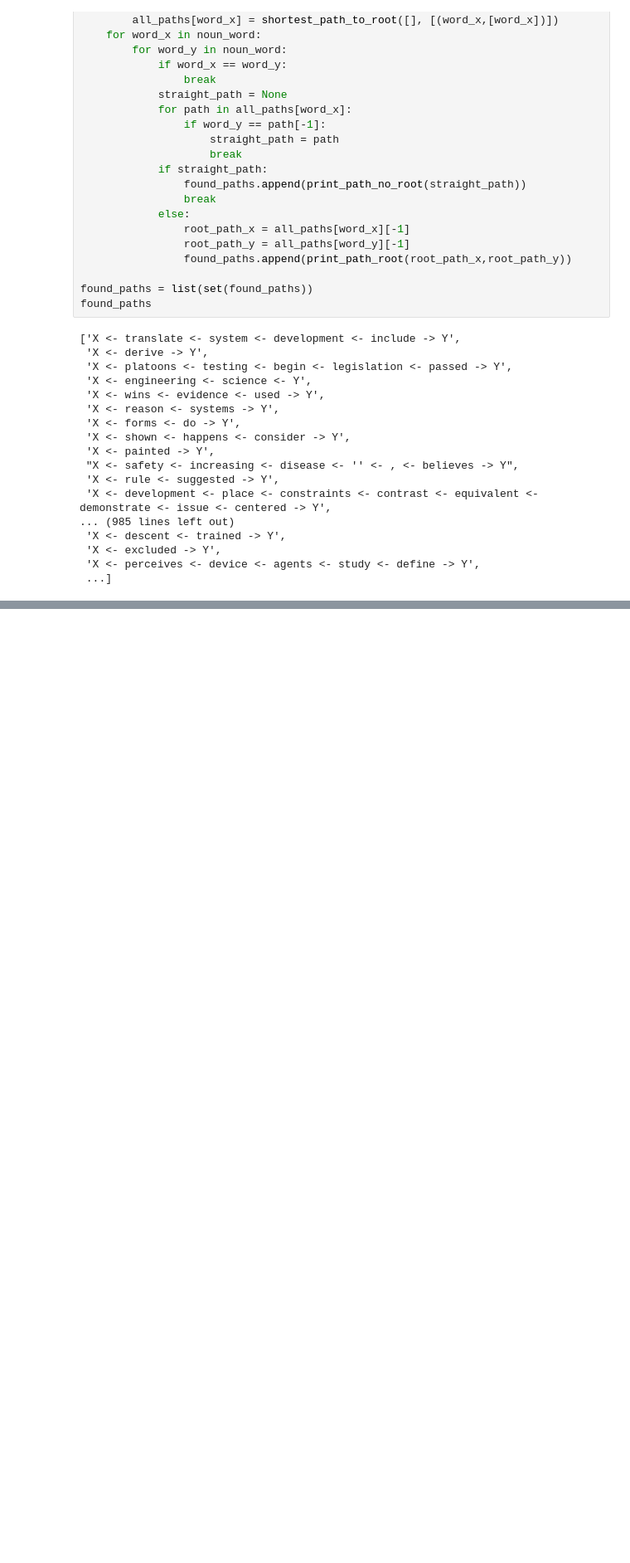
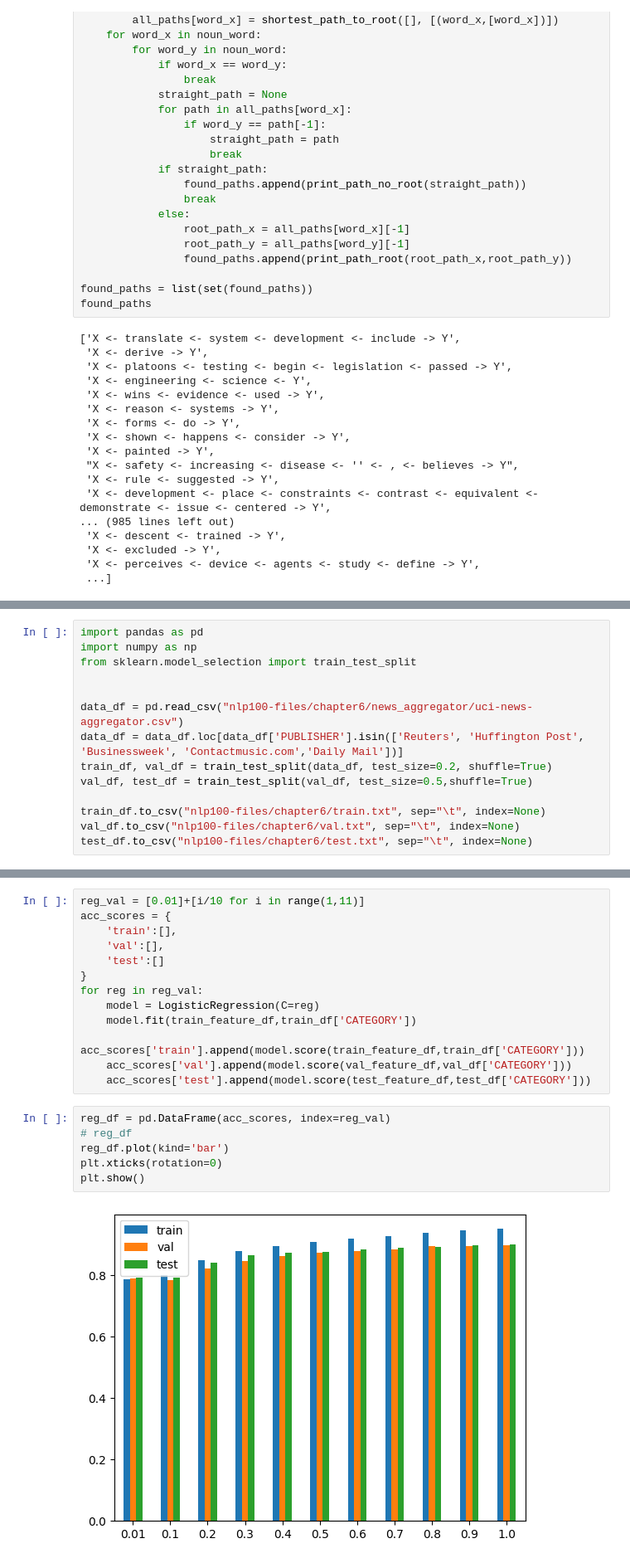
Before and after one commit to rizstwn/llm-learning, a Jupyter notebook: nlp-hundred-exercise.ipynb, the cells around one changed output, grey strips where cells are left out. Shown at 83% size. Saved outputs shown, nothing was run; the diff lists cells and outputs as text; blank space fills up the shorter version.

Commit message:
finish chapter 6

```diff
--- a/nlp-hundred-exercise.ipynb
+++ b/nlp-hundred-exercise.ipynb
@@ -1272,0 +1288,14 @@ found_paths
+# %%
+import pandas as pd
+import numpy as np
+from sklearn.model_selection import train_test_split
+
+
+data_df = pd.read_csv("nlp100-files/chapter6/news_aggregator/uci-news-aggregator.csv")
+data_df = data_df.loc[data_df['PUBLISHER'].isin(['Reuters', 'Huffington Post', 'Businessweek', 'Contactmusic.com','Daily Mail'])]
+train_df, val_df = train_test_split(data_df, test_size=0.2, shuffle=True)
+val_df, test_df = train_test_split(val_df, test_size=0.5,shuffle=True)
+
+train_df.to_csv("nlp100-files/chapter6/train.txt", sep="\t", index=None)
+val_df.to_csv("nlp100-files/chapter6/val.txt", sep="\t", index=None)
+test_df.to_csv("nlp100-files/chapter6/test.txt", sep="\t", index=None)
@@ -1272,0 +1533,21 @@ found_paths
+# %%
+reg_val = [0.01]+[i/10 for i in range(1,11)]
+acc_scores = {
+    'train':[],
+    'val':[],
+    'test':[]
+}
+for reg in reg_val:
+    model = LogisticRegression(C=reg)
+    model.fit(train_feature_df,train_df['CATEGORY'])
+    acc_scores['train'].append(model.score(train_feature_df,train_df['CATEGORY']))
+    acc_scores['val'].append(model.score(val_feature_df,val_df['CATEGORY']))
+    acc_scores['test'].append(model.score(test_feature_df,test_df['CATEGORY']))
+# %%
+reg_df = pd.DataFrame(acc_scores, index=reg_val)
+# reg_df
+reg_df.plot(kind='bar')
+plt.xticks(rotation=0)
+plt.show()
+# %% [output]
+[figure, added]
```
Also changed, not shown: parts of 22 cells of this notebook.
